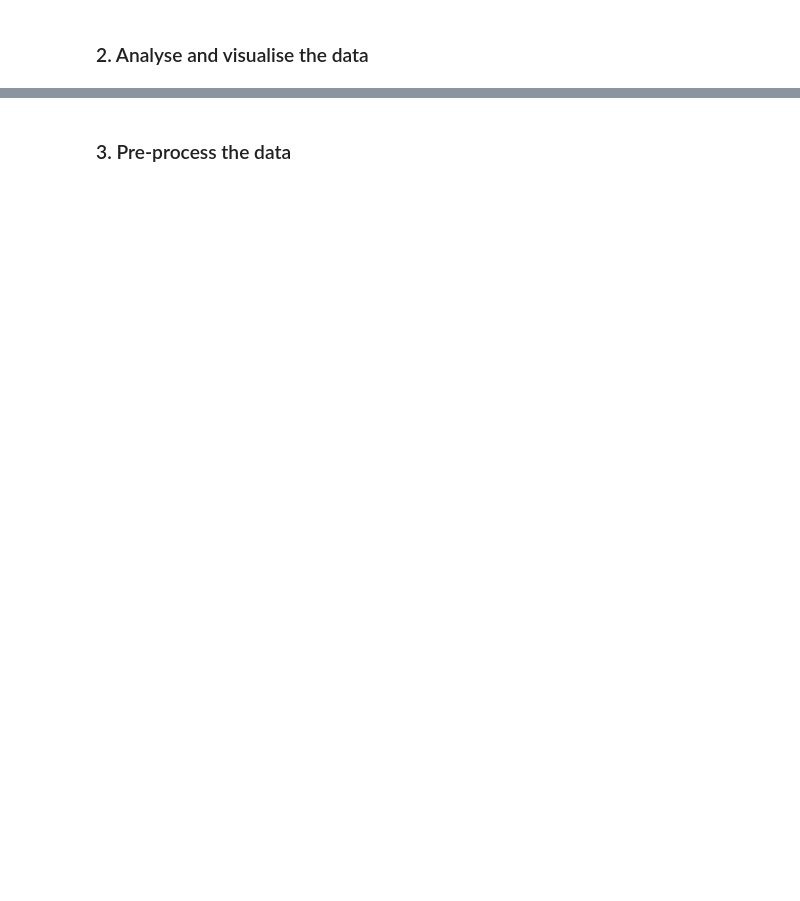
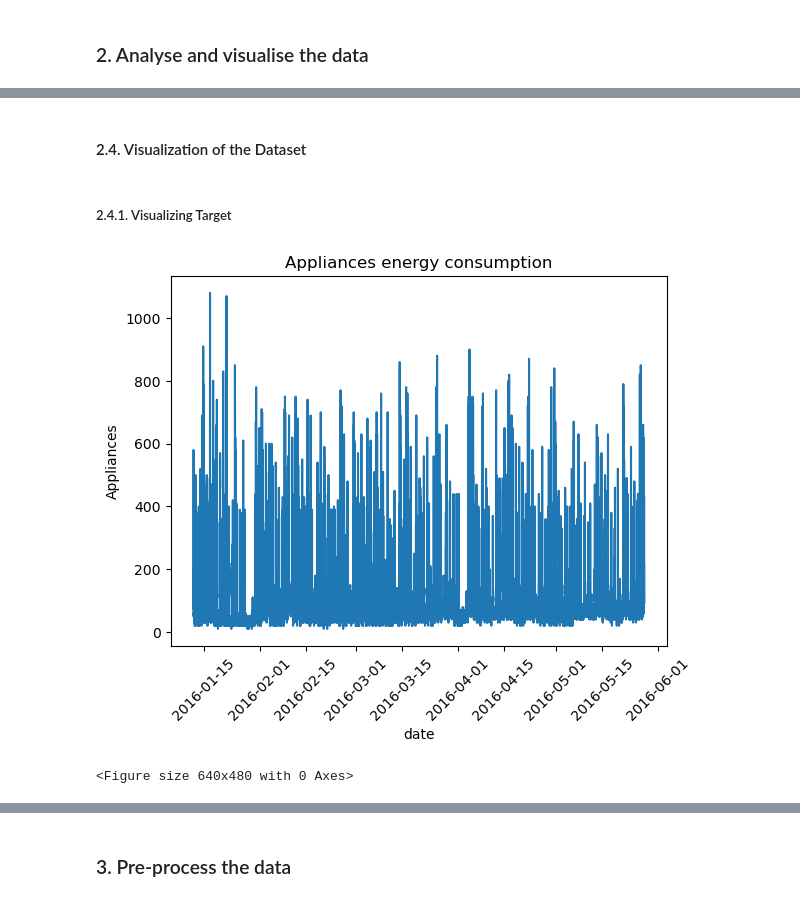
Before and after one commit to nicoataiza/CS7306-2024, a Jupyter notebook: Assignment 2/a1882443_Ataiza_assign1b.ipynb, the cells around one changed output, grey strips where cells are left out. Cells and saved outputs as stored; diff of their text form; code cells hidden in the pictures; blank space fills up the shorter version.

```diff
--- a/Assignment 2/a1882443_Ataiza_assign1b.ipynb
+++ b/Assignment 2/a1882443_Ataiza_assign1b.ipynb
@@ -8,0 +21,5 @@
+# %%
+# loading in the dataset
+pd.set_option('display.max_columns', None)
+df = pd.read_csv(r'energydata_complete.csv')
+df['date'] = pd.to_datetime(df.date, format = "%d/%m/%Y %H:%M")
@@ -10,0 +115,2 @@
+# %%
+df.drop(['rv1','rv2'], axis = 1, inplace = True)
@@ -10,0 +156,15 @@
+# %%
+# Calculating for the derived fields
+
+# NSM
+df['nsm'] = ((df['date'] - df['date'].dt.normalize()) / pd.Timedelta('1 second')).astype(int)
+
+# Day of the week
+day = {0: 'mon', 1: 'tues', 2: 'wed', 3: 'thurs', 4: 'fri', 5: 'sat', 6: 'sun'}
+df['Dy_week'] = df['date'].apply(lambda x : day[x.weekday()])
+
+# Week status
+df['W_status'] = df['Dy_week'].apply(lambda x: 'weekday' if x not in ('sat', 'sun') else 'weekend')
+
+# set date as index
+df.set_index("date",inplace=True)
@@ -10,0 +182,14 @@
+# %% [markdown]
+#### 2.4. Visualization of the Dataset
+# %% [markdown]
+##### 2.4.1. Visualizing Target
+# %%
+# Visualizing target with respect to date
+sns.lineplot(x=df.index, y="Appliances", data=df)
+plt.xticks(rotation = 45)
+plt.title("Appliances energy consumption")
+plt.show()
+plt.clf()
+# %% [output]
+[figure, added]
+<Figure size 640x480 with 0 Axes>
```
Also changed, not shown: parts of 51 cells of this notebook, 1 other file.
